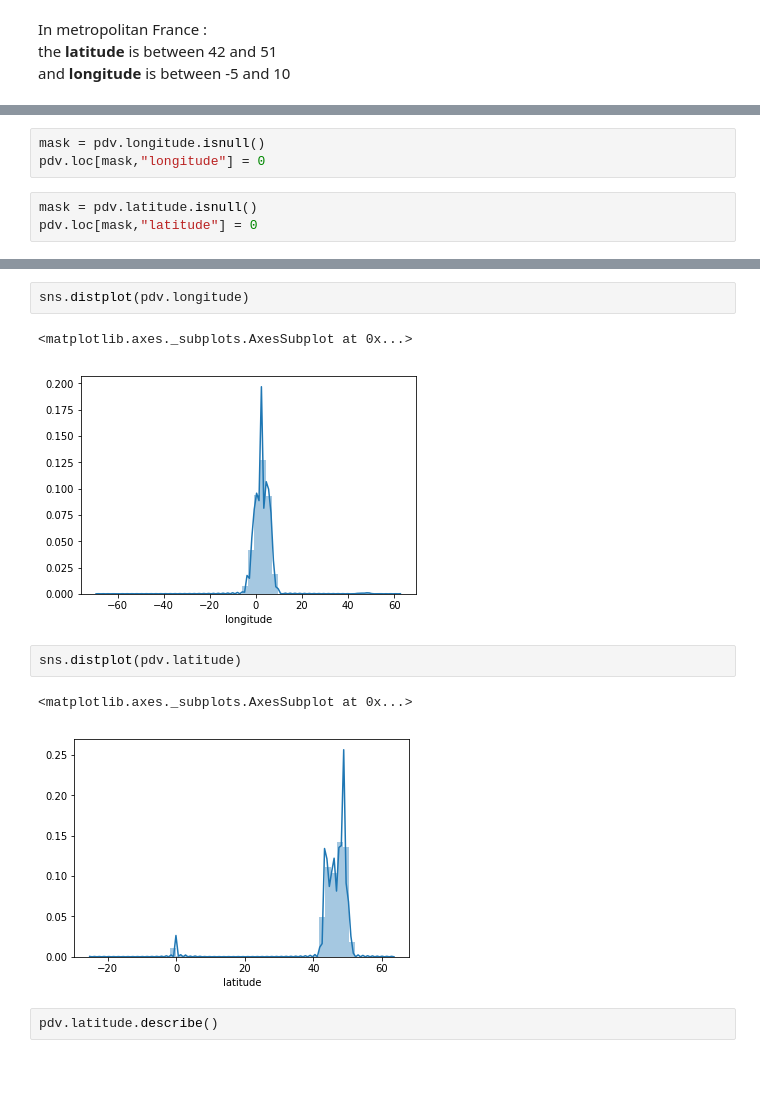
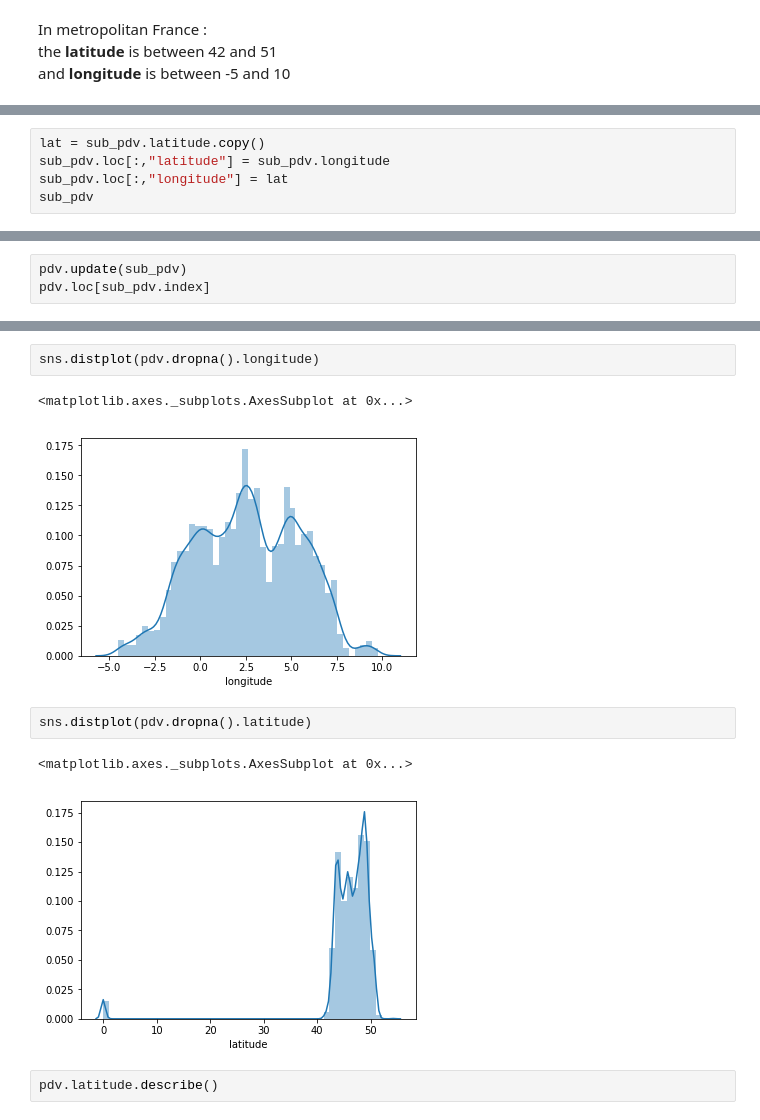
Before and after one commit to Houcine0112/school-eda-serviceStations, a Jupyter notebook: 02 clean_data.ipynb, the cells around one changed output, grey strips where cells are left out. Drawn from its saved outputs; the diff is of its cells as text; blank space fills up the shorter version.

Commit message:
more work done on longitude and latitude

```diff
--- a/02 clean_data.ipynb
+++ b/02 clean_data.ipynb
@@ -108,6 +113,0 @@ pdv[pdv.longitude < -5]
-# %%
-mask = pdv.longitude.isnull()
-pdv.loc[mask,"longitude"] = 0
-# %%
-mask = pdv.latitude.isnull()
-pdv.loc[mask,"latitude"] = 0
@@ -113,0 +116,5 @@ pdv.loc[mask,"latitude"] = 0
+# %%
+lat = sub_pdv.latitude.copy()
+sub_pdv.loc[:,"latitude"] = sub_pdv.longitude
+sub_pdv.loc[:,"longitude"] = lat
+sub_pdv
@@ -113,0 +129,3 @@ pdv.loc[mask,"latitude"] = 0
+# %%
+pdv.update(sub_pdv)
+pdv.loc[sub_pdv.index]
@@ -114,13 +159,13 @@ pdv.loc[mask,"latitude"] = 0
 # %%
-sns.distplot(pdv.longitude)
+sns.distplot(pdv.dropna().longitude)
 # %% [output]
 <matplotlib.axes._subplots.AxesSubplot at 0x...>
-[figure, old version]
+[figure, new version]
 # %%
-sns.distplot(pdv.latitude)
+sns.distplot(pdv.dropna().latitude)
 # %% [output]
 <matplotlib.axes._subplots.AxesSubplot at 0x...>
-[figure, old version]
+[figure, new version]
 # %%
 pdv.latitude.describe()
 # %% [output]
```
Also changed, not shown: parts of 23 cells of this notebook.
